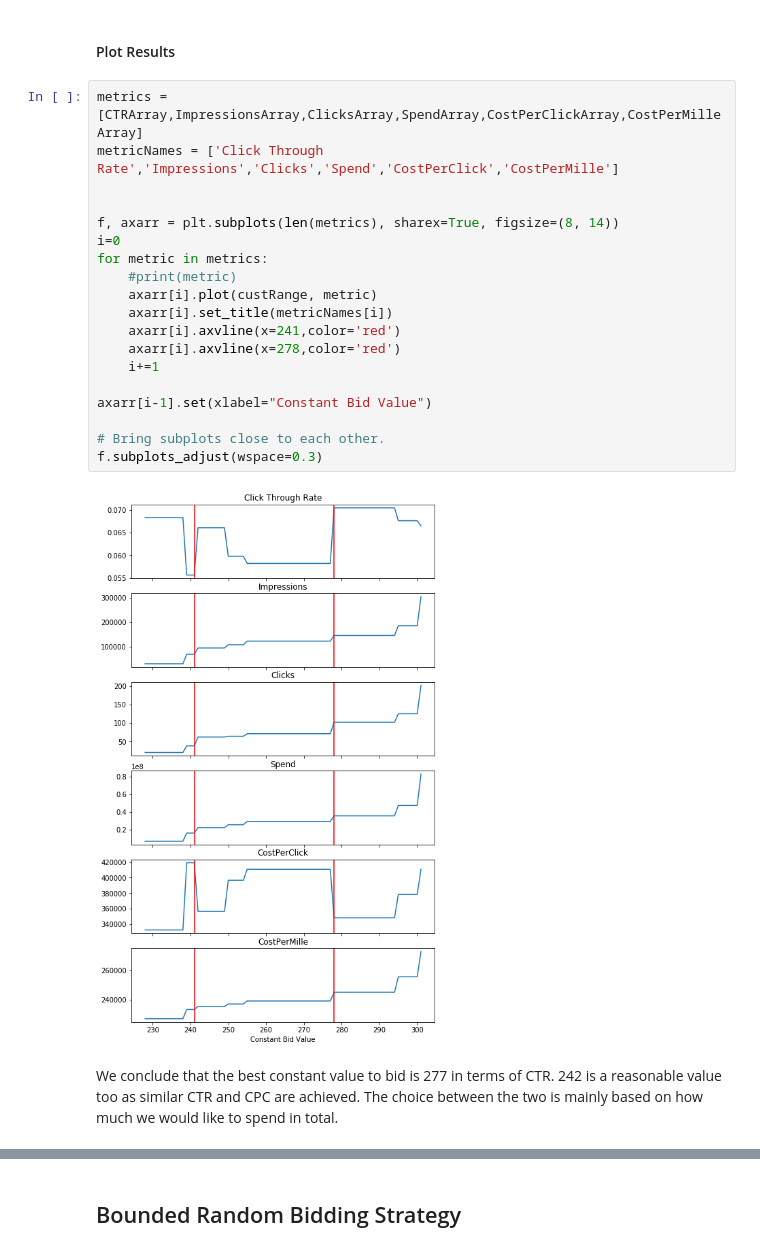
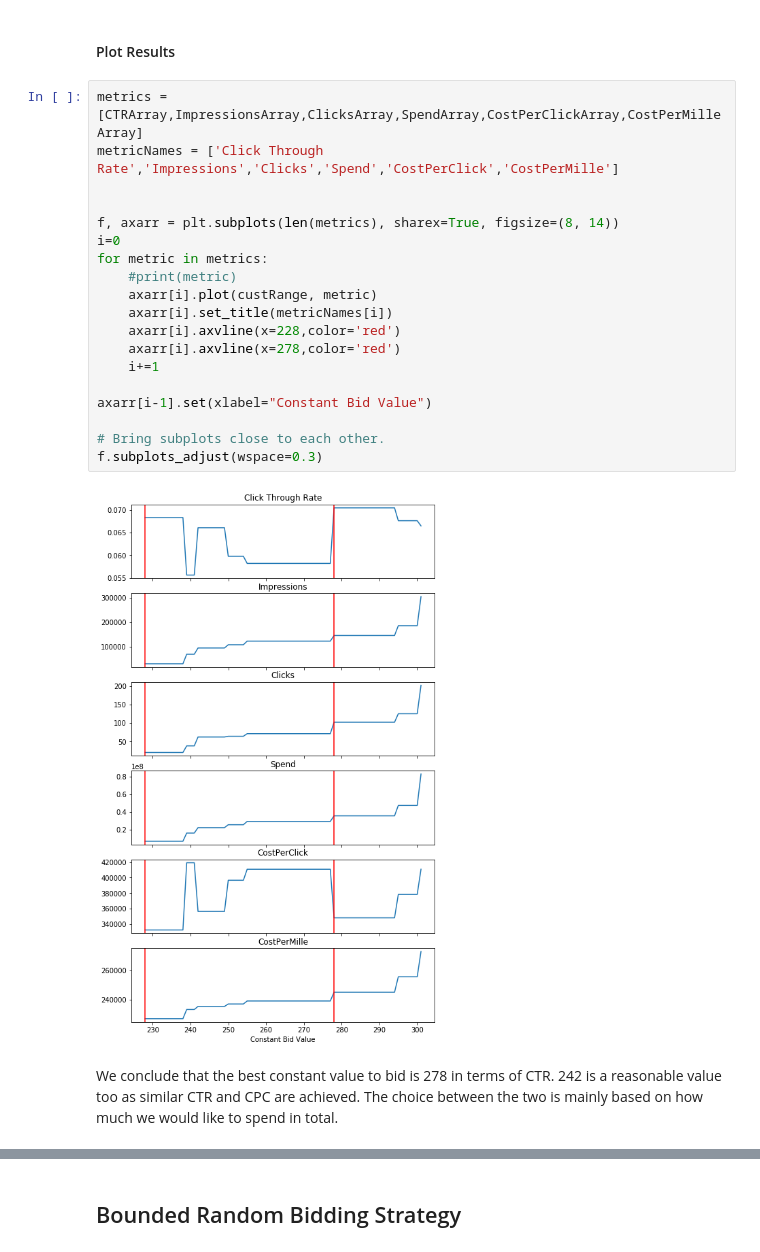
Before and after one commit to asfakianakis/COMPGW02_Web_Economics, a Jupyter notebook: Q2TargetResults.ipynb, the cells around one changed output, grey strips where cells are left out. Cells and saved outputs as stored; diff of their text form.

```diff
--- a/Question2.ipynb
+++ b/Q2TargetResults.ipynb
@@ -71,24 +71,24 @@ minCPM=np.min(CostPerMilleArray)
 # %%
 metrics = [CTRArray,ImpressionsArray,ClicksArray,SpendArray,CostPerClickArray,CostPerMilleArray]
 metricNames = ['Click Through Rate','Impressions','Clicks','Spend','CostPerClick','CostPerMille']
 
 
 f, axarr = plt.subplots(len(metrics), sharex=True, figsize=(8, 14))
 i=0
 for metric in metrics:
     #print(metric)
     axarr[i].plot(custRange, metric)
     axarr[i].set_title(metricNames[i])
-    axarr[i].axvline(x=241,color='red')
+    axarr[i].axvline(x=228,color='red')
     axarr[i].axvline(x=278,color='red')
     i+=1
 
 axarr[i-1].set(xlabel="Constant Bid Value")
 
 # Bring subplots close to each other.
 f.subplots_adjust(wspace=0.3)
 # %% [output]
-[figure, old version]
+[figure, new version]
 # %% [markdown]
-We conclude that the best constant value to bid is 277 in terms of CTR. 242 is a reasonable value too as similar CTR and CPC are achieved. The choice between the two is mainly based on how much we would like to spend in total.
+We conclude that the best constant value to bid is 278 in terms of CTR. 242 is a reasonable value too as similar CTR and CPC are achieved. The choice between the two is mainly based on how much we would like to spend in total.
 # %%
```
Also changed, not shown: parts of 4 cells of this notebook, 3 other files.
